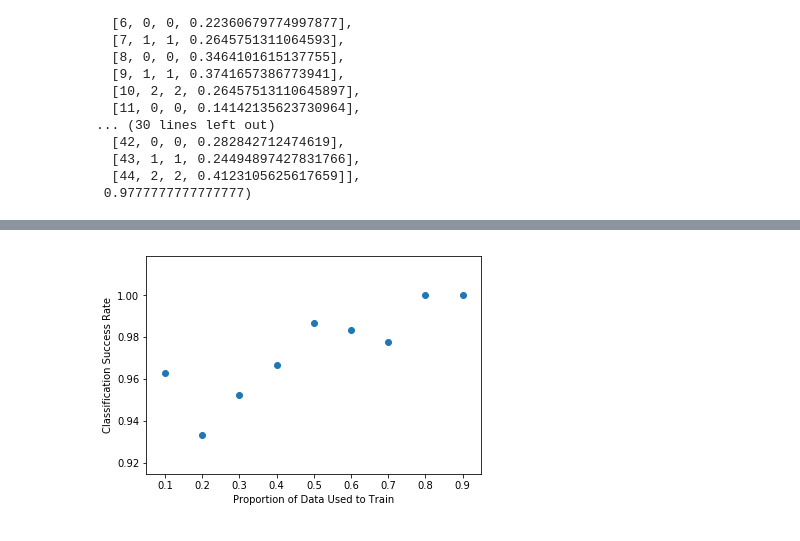
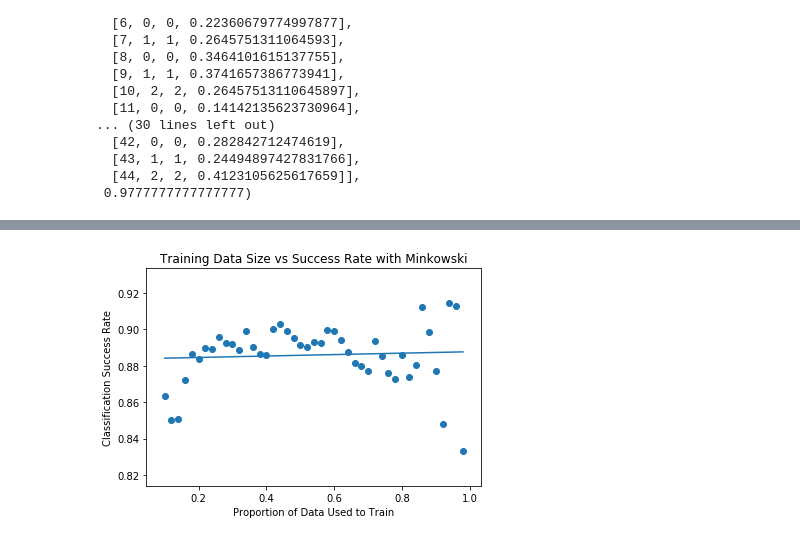
Before and after one commit to einstein9998/Internship, a Jupyter notebook: Iris.ipynb, the cells around one changed output, grey strips where cells are left out. Cells and saved outputs as stored; diff of their text form; code cells hidden in the pictures.

```diff
--- a/Iris.ipynb
+++ b/Iris.ipynb
@@ -199,7 +201,7 @@ Success Rate: 97.77777777777777%
  [43, 1, 1, 0.24494897427831766],
  [44, 2, 2, 0.4123105625617659]]
 # %%
-def nearestNeighborsTest(dataSet, targets, trainingSplit, n_neighbors):
+def nearestNeighborsTest(dataSet, targets, trainingSplit=0.7, n_neighbors=15, metric='minkowski', seed=1435):
     size = len(dataSet)
     num_features = len(dataSet[0])
 
@@ -207,7 +209,7 @@ def nearestNeighborsTest(dataSet, targets, trainingSplit, n_neighbors):
     targetAndData = np.append(targets[..., None], dataSet, 1)
 
     #choose some of the indices for the training group, and the remaining for the test group
-    np.random.seed(1435)
+    np.random.seed(seed)
     a = np.arange(size)
     np.random.shuffle(a)
     split = int(trainingSplit * size)
@@ -223,7 +225,7 @@ def nearestNeighborsTest(dataSet, targets, trainingSplit, n_neighbors):
     queryData = queryDataWithTarget[:, range(1, num_features + 1)]
 
     #create a nerest neighbors model trained on the training data
-    m = NearestNeighbors(n_neighbors=n_neighbors)
+    m = NearestNeighbors(n_neighbors=n_neighbors, metric=metric)
     m.fit(trainingData)
 
     #pass in the queries
@@ -261,0 +330,25 @@ Success Rate: 97.77777777777777%
+# %%
+#Now let's vary both the training data size and the random seed
+
+x = []
+y = []
+z = []
+
+for split in np.arange(0.1, 1.0, 0.05):
+    for seed in np.arange(30):
+        _, success = nearestNeighborsTest(iris.data, iris.target, trainingSplit=split, seed=seed)
+        x.append(split)
+        y.append(seed)
+        z.append(success)
+
+
+
+from mpl_toolkits.mplot3d import Axes3D
+
+fig = plt.figure()
+ax = fig.add_subplot(111, projection='3d')
+ax.scatter(x, y, z)
+ax.set_xlabel("Proportion of Data Used to Train")
+ax.set_ylabel("Trial Number")
+ax.set_zlabel("Classification Success Rate")
+ax.view_init(elev=10., azim=45)
@@ -261,0 +363,2 @@ Success Rate: 97.77777777777777%
+# %%
+b = datasets.load_breast_cancer()
@@ -262,15 +433,20 @@ Success Rate: 97.77777777777777%
 # %%
+#Let's do the same analysis as before with changing variables
+#varying how much of the data is used for training
+
 x = []
 y = []
-for split in np.arange(0.1, 1.0, 0.1):
-    _, success = nearestNeighborsTest(iris.data, iris.target, split, 15)
+for split in np.arange(0.1, 1.0, 0.02):
+    _, success = nearestNeighborsTest(b.data, b.target, split)
     x.append(split)
     y.append(success)
 
-plt.figure(1)
+plt.figure(2)
 plt.xlabel("Proportion of Data Used to Train")
 plt.ylabel("Classification Success Rate")
+plt.title("Training Data Size vs Success Rate with Minkowski")
 plt.scatter(x, y)
+plt.plot(x, np.poly1d(np.polyfit(x, y, 1))(x))
 plt.show()
 # %% [output]
-[figure, old version]
+[figure, new version]
```
Also changed, not shown: parts of 21 cells of this notebook.
